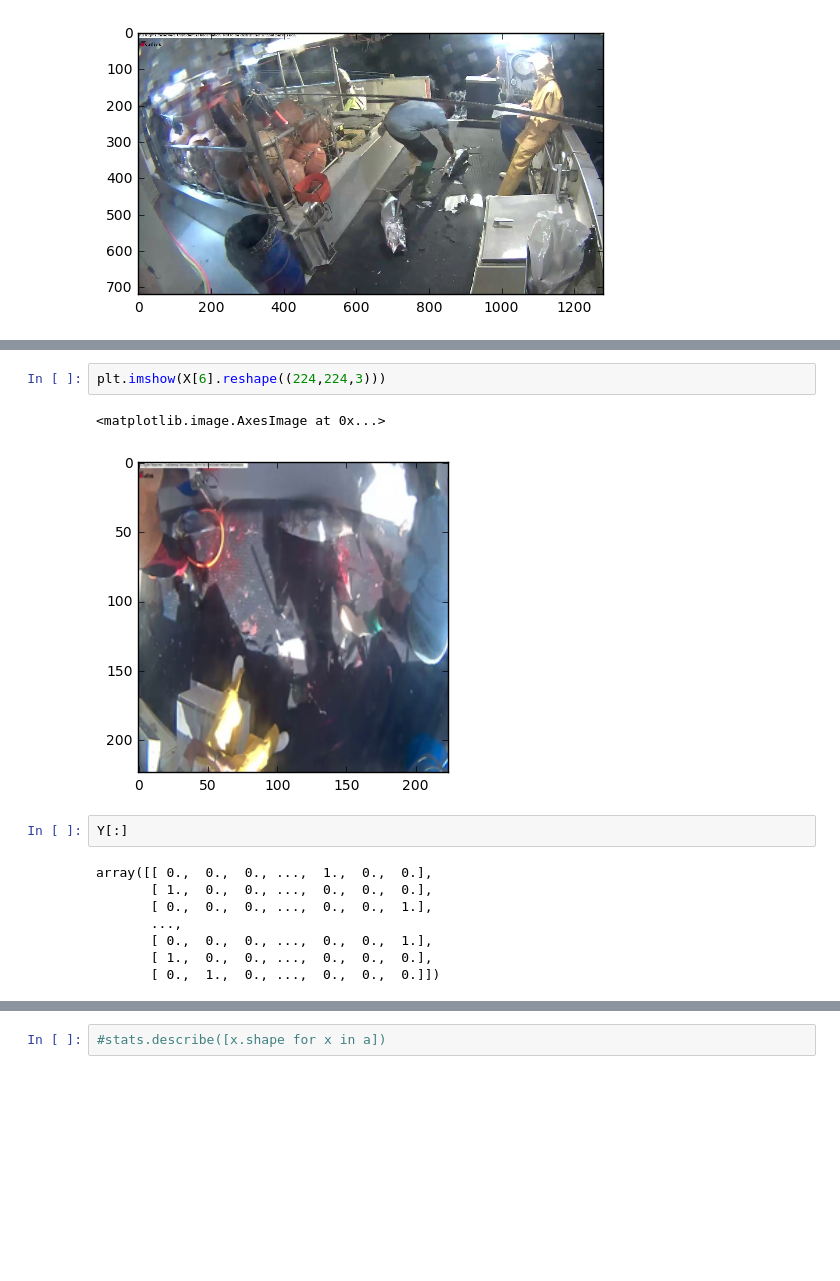
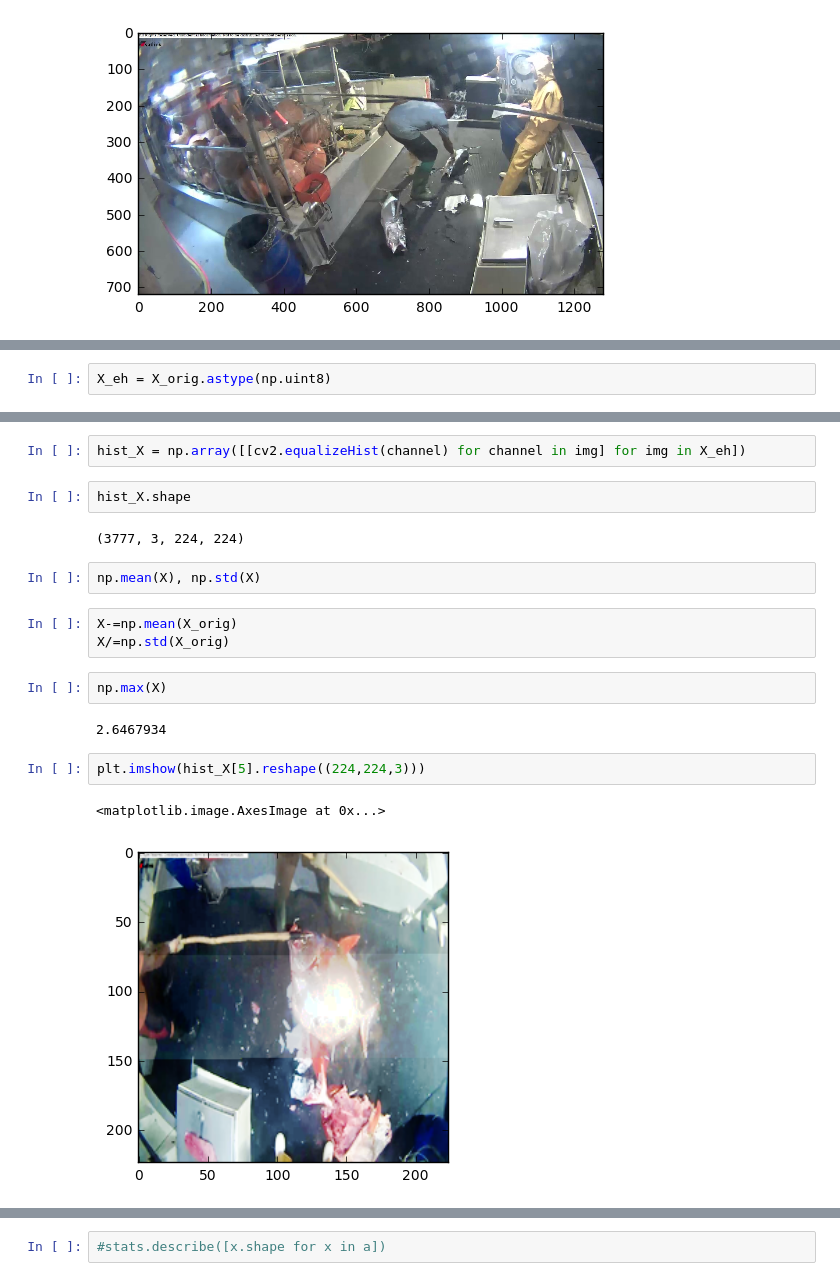
Before and after one commit to jpatdalton/fish, a Jupyter notebook: scripts/starter.ipynb, the cells around one changed output, grey strips where cells are left out. Drawn from its saved outputs; the diff is of its cells as text; blank space fills up the shorter version.

```diff
--- a/scripts/starter.ipynb
+++ b/scripts/starter.ipynb
@@ -161 +169,3 @@ X = load_array('../data/train/train_x')
 Y = load_array('../data/train/train_y')
+# %%
+X_eh = X_orig.astype(np.uint8)
@@ -162,15 +176,20 @@ Y = load_array('../data/train/train_y')
+# %%
+hist_X = np.array([[cv2.equalizeHist(channel) for channel in img] for img in X_eh])
+# %%
+hist_X.shape
+# %% [output]
+(3777, 3, 224, 224)
+# %%
+np.mean(X), np.std(X)
+# %%
+X-=np.mean(X_orig)
+X/=np.std(X_orig)
+# %%
+np.max(X)
+# %% [output]
+2.6467934
 # %%
-plt.imshow(X[6].reshape((224,224,3)))
+plt.imshow(hist_X[5].reshape((224,224,3)))
 # %% [output]
 <matplotlib.image.AxesImage at 0x...>
-[figure, old version]
+[figure, new version]
-# %%
-Y[:]
-# %% [output]
-array([[ 0.,  0.,  0., ...,  1.,  0.,  0.],
-       [ 1.,  0.,  0., ...,  0.,  0.,  0.],
-       [ 0.,  0.,  0., ...,  0.,  0.,  1.],
-       ...,
-       [ 0.,  0.,  0., ...,  0.,  0.,  1.],
-       [ 1.,  0.,  0., ...,  0.,  0.,  0.],
-       [ 0.,  1.,  0., ...,  0.,  0.,  0.]])
```
Also changed, not shown: parts of 36 cells of this notebook.
